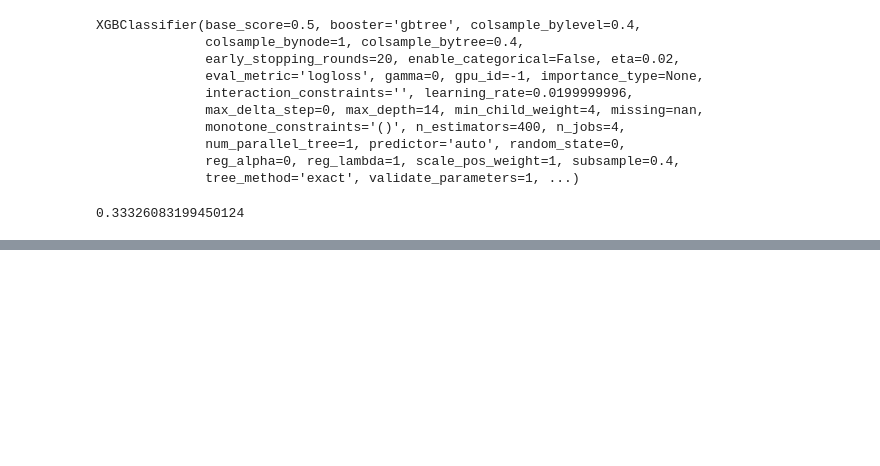
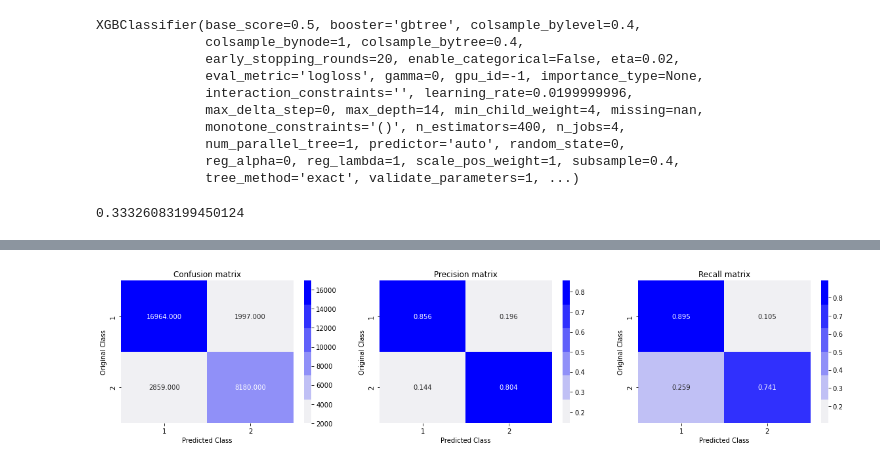
Before and after one commit to atharvabhide/Quora-Question-Pair-Similarity, a Jupyter notebook: 4_ML_models.ipynb, the cells around one changed output, grey strips where cells are left out. Drawn from its saved outputs; the diff is of its cells as text; code cells hidden in the pictures; blank space fills up the shorter version.

```diff
--- a/4_ML_models.ipynb
+++ b/4_ML_models.ipynb
@@ -610,3 +610,5 @@ y_pred_proba = my_model.predict_proba(X_test)
 print(log_loss(y_test, y_pred_proba, labels=[0, 1], eps=1e-5))
 # %% [output]
 0.33326083199450124
+# %%
+y_pred = my_model.predict(X_test)
@@ -612,0 +626,4 @@ print(log_loss(y_test, y_pred_proba, labels=[0, 1], eps=1e-5))
+# %%
+plot_confusion_matrix(y_test, y_pred)
+# %% [output]
+[figure, added]
```
Also changed, not shown: parts of 1 cell of this notebook, 1 other file.
